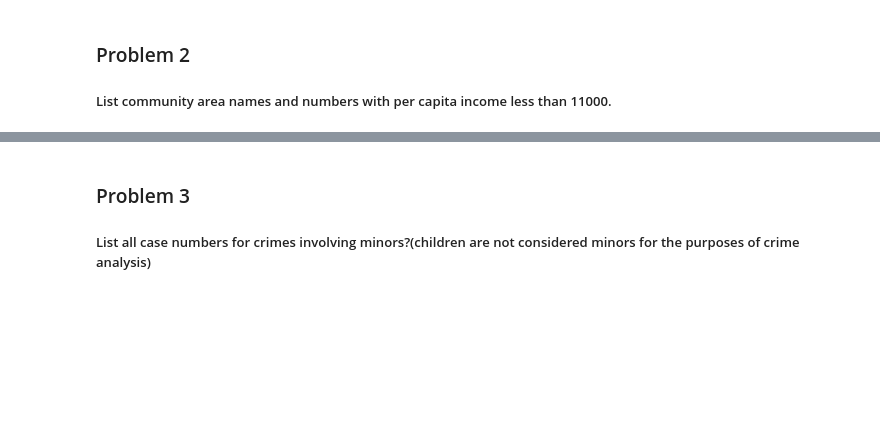
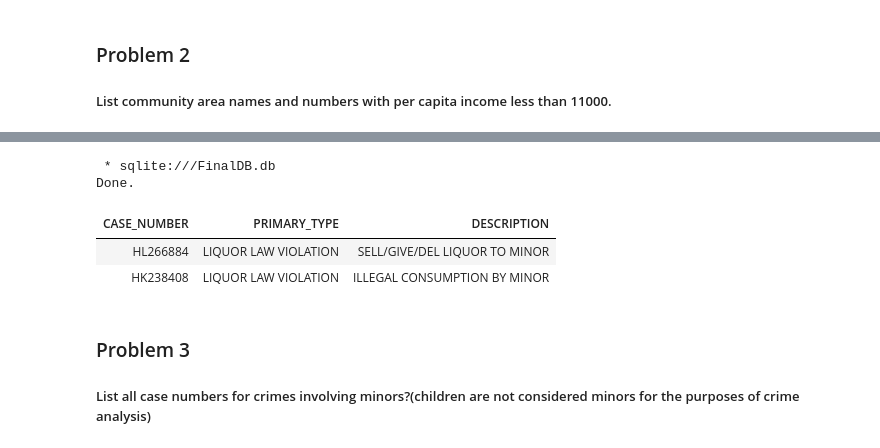
Before and after one commit to antoniobiasotti/dsIBM_Module6, a Jupyter notebook: SQL/mod5-final-project.ipynb, the cells around one changed output, grey strips where cells are left out. Drawn from its saved outputs; the diff is of its cells as text; code cells hidden in the pictures; blank space fills up the shorter version.

```diff
--- a/SQL/mod5-final-project.ipynb
+++ b/SQL/mod5-final-project.ipynb
@@ -108,3 +172,16 @@ Now write and execute SQL queries to solve assignment problems
+# %%
+%%sql
+SELECT CASE_NUMBER, PRIMARY_TYPE, DESCRIPTION
+FROM CHICAGO_CRIME_DATA
+WHERE DESCRIPTION LIKE '%MINOR%'
+   OR DESCRIPTION LIKE '%JUVENILE%'
+   OR DESCRIPTION LIKE '%UNDERAGE%';
+# %% [output]
+ * sqlite:///FinalDB.db
+Done.
+| CASE_NUMBER | PRIMARY_TYPE | DESCRIPTION |
+| HL266884 | LIQUOR LAW VIOLATION | SELL/GIVE/DEL LIQUOR TO MINOR |
+| HK238408 | LIQUOR LAW VIOLATION | ILLEGAL CONSUMPTION BY MINOR |
 # %% [markdown]
 ### Problem 3
 
```
Also changed, not shown: parts of 14 cells of this notebook.
